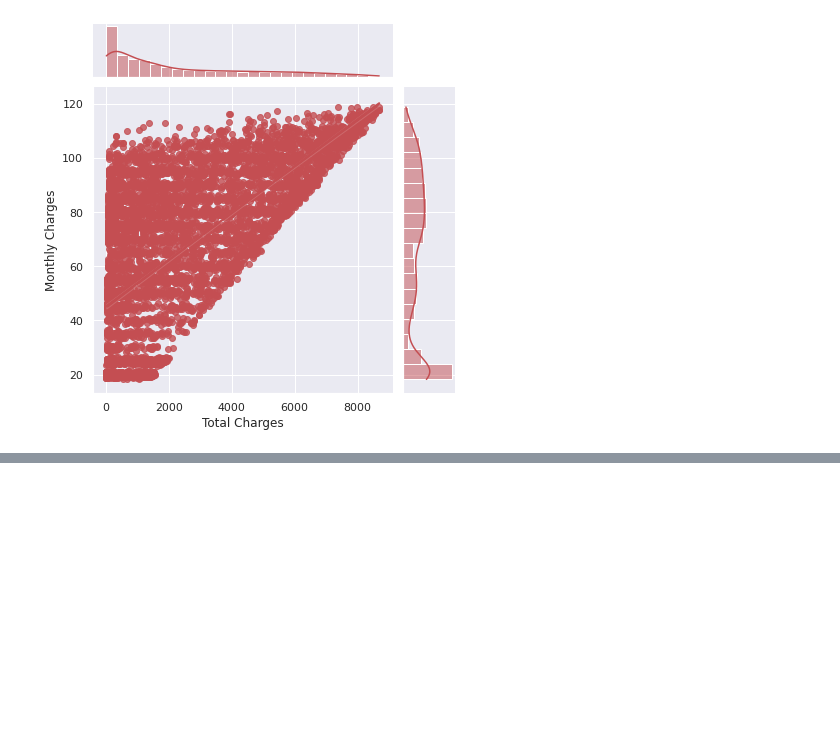
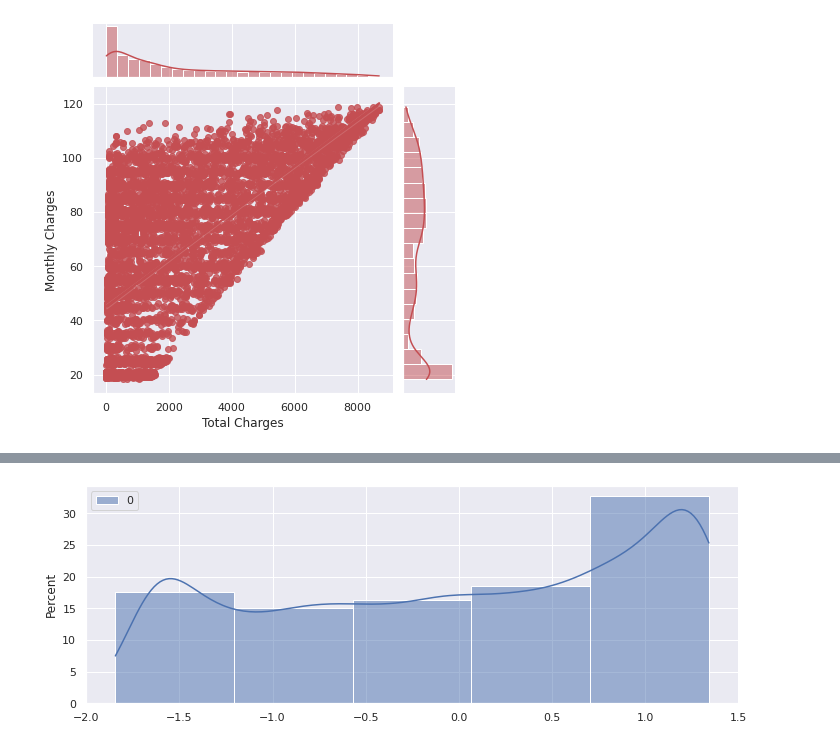
Before and after one commit to goswamimohit/churn_prediction, a Jupyter notebook: churn-pred.ipynb, the cells around one changed output, grey strips where cells are left out. Drawn from its saved outputs; the diff is of its cells as text; code cells hidden in the pictures; blank space fills up the shorter version.

```diff
--- a/churn-pred.ipynb
+++ b/churn-pred.ipynb
@@ -269,0 +292,4 @@ sns.jointplot(data=churn, y="Monthly Charges", x="Total Charges",
+# %%
+ax = sns.histplot(box,kde=True,color="y",stat='percent',bins=5)
+# %% [output]
+[figure, added]
```
Also changed, not shown: parts of 10 cells of this notebook.
